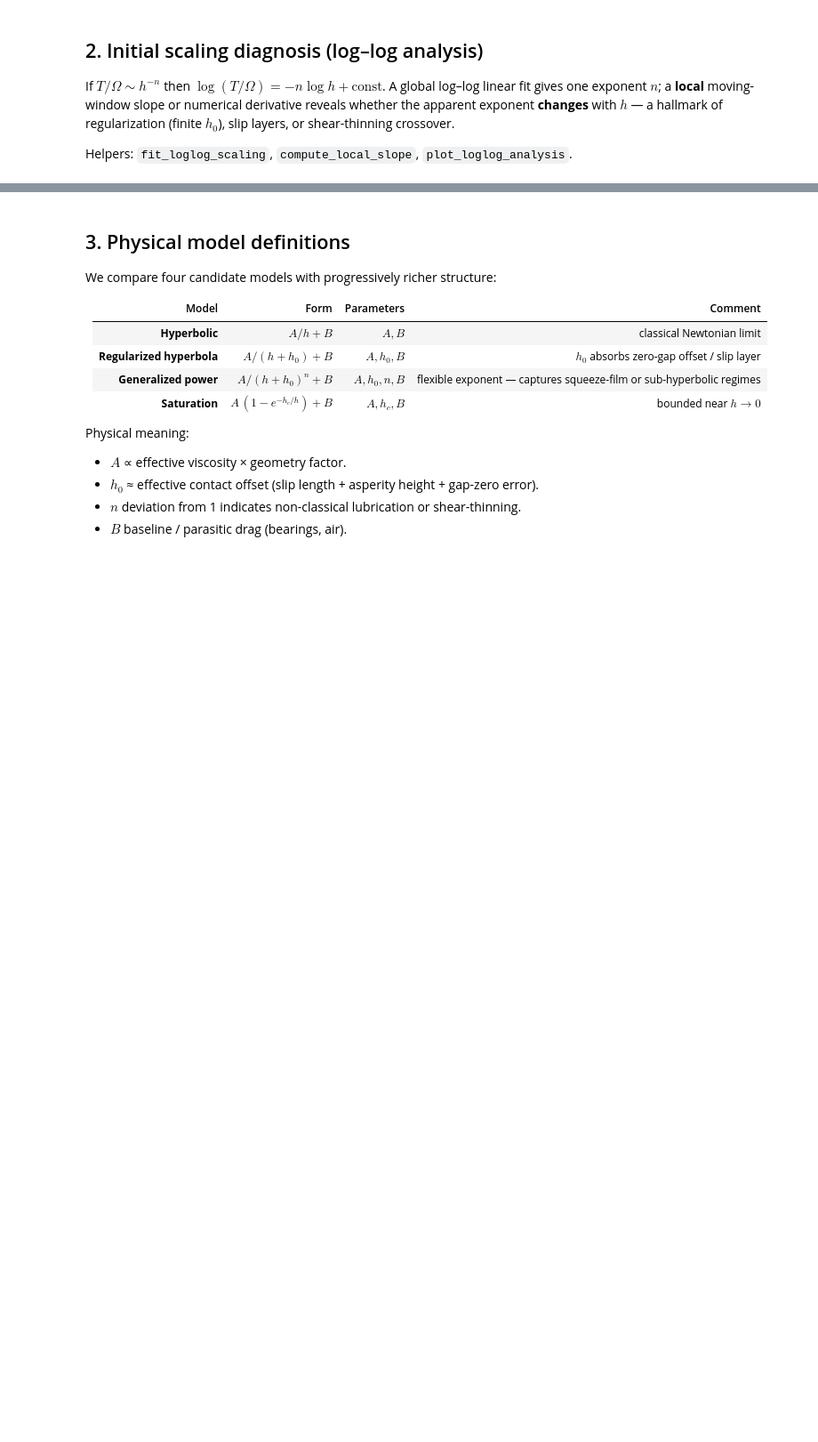
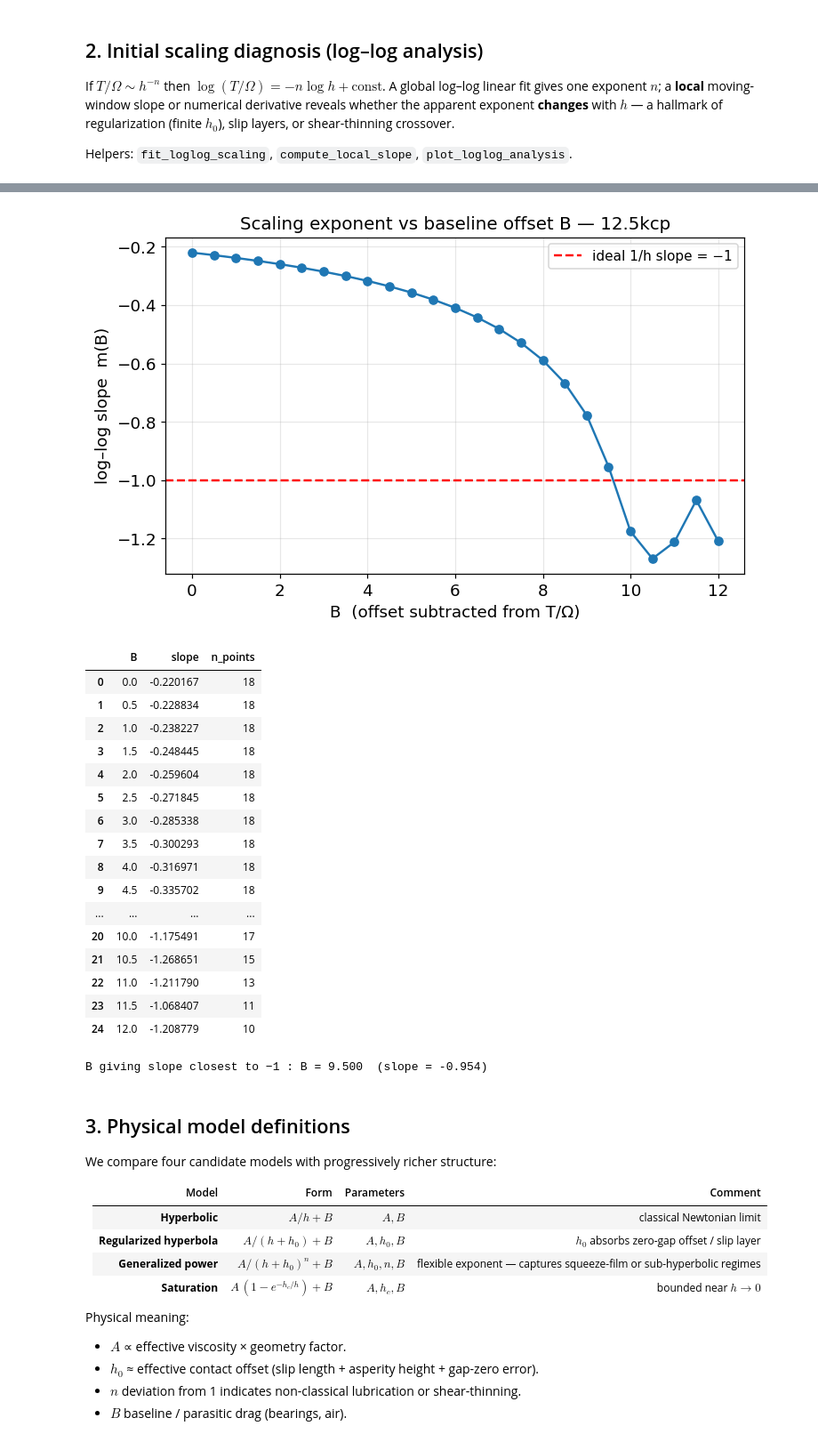
Before and after one commit to AC-Formulations-SDL5/Automated_Viscometry, a Jupyter notebook: results/Auto-runs/rheology_full_analysis.ipynb, the cells around one changed output, grey strips where cells are left out. Shown at 89% size. Cells and saved outputs as stored; diff of their text form; code cells hidden in the pictures; blank space fills up the shorter version.

```diff
--- a/results/Auto-runs/rheology_full_analysis.ipynb
+++ b/results/Auto-runs/rheology_full_analysis.ipynb
@@ -341,6 +347,69 @@ else:
 Global scaling exponent  : -0.2202  (95% CI -0.247, -0.194)
 R²                       : 0.9429
 → |slope| < 1: divergence is *weaker* than pure 1/h ⇒ likely regularization (finite h0) or slip.
+# %%
+# Scan offset B: subtract a constant baseline from T/RPM and refit the log-log slope.
+# For each B in B_values:
+#   y = T/RPM - B
+#   keep only points where y > 0
+#   fit log(y) = m * log(h) + c  →  store slope m(B)
+# Then plot m(B) vs B.
+
+h_vals = focus["h_mm"].values
+T_over_RPM = focus["T_over_RPM"].values
+
+B_values = np.linspace(0, 12, 25)
+slopes_B = np.full(B_values.size, np.nan)
+n_pts_B = np.zeros(B_values.size, dtype=int)
+
+for i, B in enumerate(B_values):
+    y = T_over_RPM - B
+    mask = (y > 0) & (h_vals > 0)
+    n_pts_B[i] = int(mask.sum())
+    if mask.sum() < 3:
+        continue
+    res = stats.linregress(np.log(h_vals[mask]), np.log(y[mask]))
+    slopes_B[i] = res.slope
+
+fig, ax = plt.subplots(figsize=(7, 4.5))
+ax.plot(B_values, slopes_B, "o-", color="C0")
+ax.axhline(-1, color="r", ls="--", label="ideal 1/h slope = −1")
+ax.set_xlabel("B  (offset subtracted from T/Ω)")
+ax.set_ylabel("log–log slope  m(B)")
+ax.set_title(f"Scaling exponent vs baseline offset B — {FOCUS_SAMPLE}")
+ax.legend()
+plt.tight_layout()
+save_fig(fig, "02b_slope_vs_B"); plt.show()
+
+sweep_B = pd.DataFrame({"B": B_values, "slope": slopes_B, "n_points": n_pts_B})
+display(sweep_B)
+
+# Find B that yields slope closest to −1
+valid = np.isfinite(slopes_B)
+if valid.any():
+    idx = np.argmin(np.abs(slopes_B[valid] - (-1.0)))
+    B_best = B_values[valid][idx]
+    print(f"B giving slope closest to −1 : B = {B_best:.3f}  (slope = {slopes_B[valid][idx]:.3f})")
+# %% [output]
+[figure, added]
+|  | B | slope | n_points |
+| 0 | 0.0 | -0.220167 | 18 |
+| 1 | 0.5 | -0.228834 | 18 |
+| 2 | 1.0 | -0.238227 | 18 |
+| 3 | 1.5 | -0.248445 | 18 |
+| 4 | 2.0 | -0.259604 | 18 |
+| 5 | 2.5 | -0.271845 | 18 |
+| 6 | 3.0 | -0.285338 | 18 |
+| 7 | 3.5 | -0.300293 | 18 |
+| 8 | 4.0 | -0.316971 | 18 |
+| 9 | 4.5 | -0.335702 | 18 |
+| ... | ... | ... | ... |
+| 20 | 10.0 | -1.175491 | 17 |
+| 21 | 10.5 | -1.268651 | 15 |
+| 22 | 11.0 | -1.211790 | 13 |
+| 23 | 11.5 | -1.068407 | 11 |
+| 24 | 12.0 | -1.208779 | 10 |
+B giving slope closest to −1 : B = 9.500  (slope = -0.954)
 # %% [markdown]
 ## 3. Physical model definitions
 
```
Also changed, not shown: parts of 1 cell of this notebook, 39 other files.
